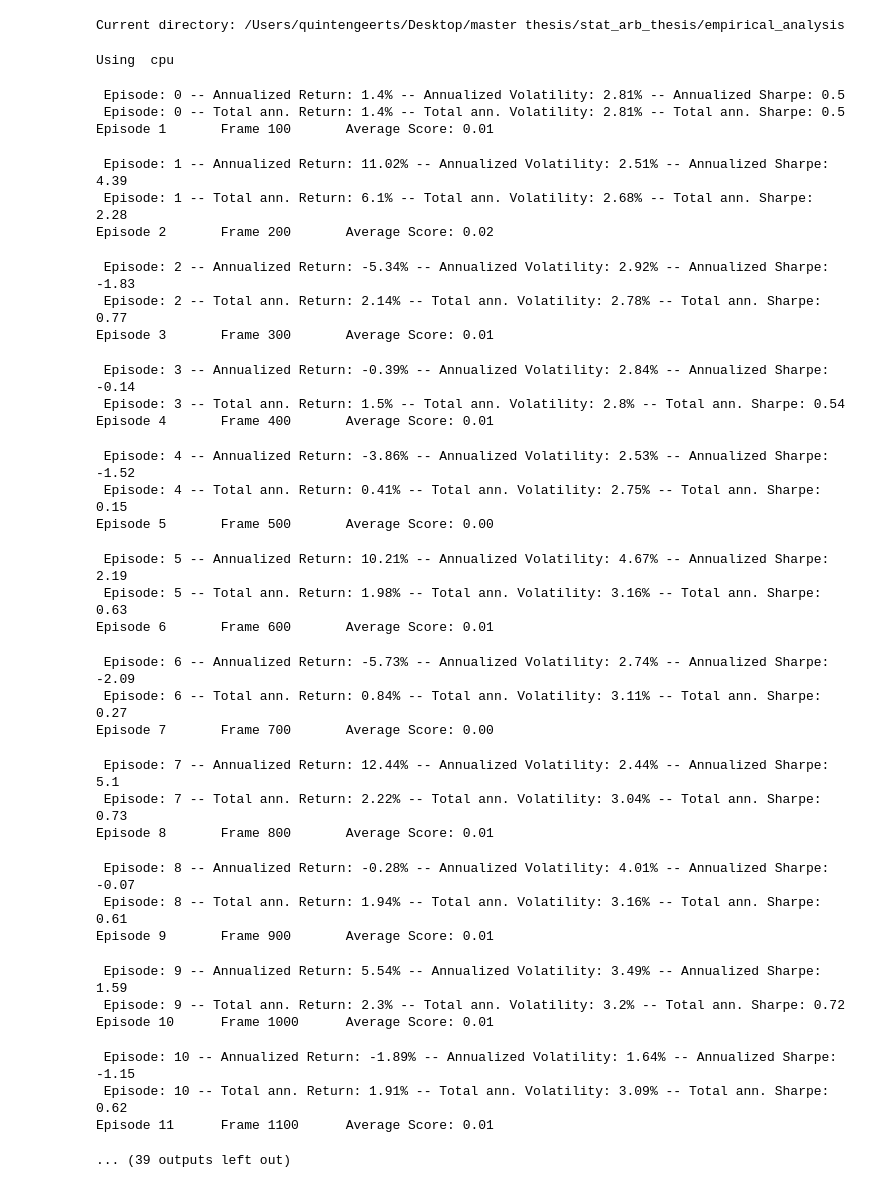
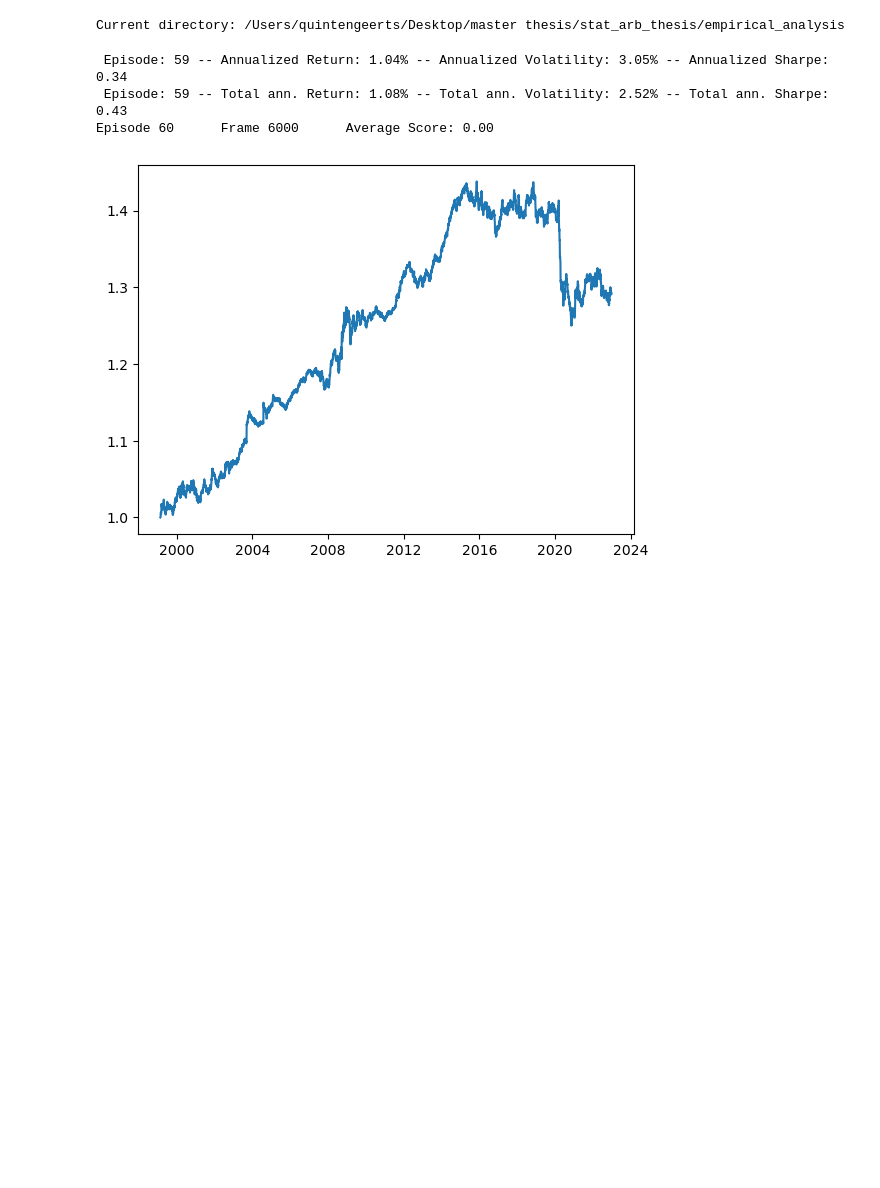
Before and after one commit to quintengeerts2000/MasterThesis-DRL_applications_to_stat_arb, a Jupyter notebook: empirical_analysis/RL_trading_tests.ipynb, the cells around one changed output. Drawn from its saved outputs; the diff is of its cells as text; code cells hidden in the pictures; blank space fills up the shorter version.

```diff
--- a/empirical_analysis/RL_trading_tests.ipynb
+++ b/empirical_analysis/RL_trading_tests.ipynb
@@ -28,12 +29,15 @@ returns = price_df.diff(1)
 # %%
 action_to_portfolio = {0:-1, 1:0, 2: 1}
 # %%
+import matplotlib.pyplot as plt
+from IPython.display import clear_output
+
 # PARAMETERS
 seed = 100
 #seed = np.random.randint(0,100000)
 
 #writer = SummaryWriter("runs/"+"DQN_LL_new_1")
-frames = 5000
+frames = 6000
 BUFFER_SIZE = 1000000
 BATCH_SIZE = 64
 GAMMA = 0.99
@@ -41,7 +45,7 @@ TAU = 1e-2
 eps_frames=5000
 min_eps=0.025
 LR = 1e-3
-UPDATE_EVERY = 1
+UPDATE_EVERY = 5
 n_step = 1
 device = torch.device("cuda:0" if torch.cuda.is_available() else "cpu")
 print("Using ", device)
@@ -58,7 +62,7 @@ np.random.seed(seed)
 # action_size     = env.action_space.n #### going to fix this
 action_size       = 3
 #state_size        = env.observation_space.shape
-state_size        = [59]
+state_size        = [29]
 
 agent = M_DQN_Agent(state_size=state_size,
                         action_size=action_size,
@@ -90,7 +94,9 @@ env = TradingEnvironment(financial_dataset=price_df.dropna(axis=0, thresh=300),
                         signal_generator=fourier_signal_extractor,
                         episode_length=100,
                         lookback_window=252,
-                        signal_window=60,
+                        loading_window=60,
+                        signal_window=30,
+                        factors=5,
                         transaction_costs=0.0,
                         short_cost=0.0)
 
@@ -99,7 +105,8 @@ state_vec= state[env.tradeable_tickers].values.T # turns the dataframe for the r
 
 score = 1
 
-for frame in tqdm(range(1, frames+1)):
+for frame in range(1, frames+1):
+    #print('\rcurrent frame: {} of {}, percentage: {}'.format(frame, frames, round(frame/frames*100)),end="")
     action = agent.act_para(state_vec, eps)
     portfolio_allocations = np.vectorize(action_to_portfolio.get)(action) #actions need to be turned into allocations
     next_state, reward, done, info = env.step(portfolio_allocations.T)
@@ -109,65 +116,37 @@ for frame in tqdm(range(1, frames+1)):
         if done[ticker].values[0]:
             # if the ticker is removed from the tradeable tickers, done = true and new_state is the last one
             agent.step(state[ticker].values, action[0,idx], reward[ticker].values[0], state[ticker].values, True)
         else:
             # if the ticker is not removed from the tradeable tickers, done = false
             agent.step(state[ticker].values, action[0,idx], reward[ticker].values[0], next_state[ticker].values, False)
 
     state     = next_state
     state_vec = next_state[env.tradeable_tickers].values.T
 
     score *= (env.p_l + 1)
     # linear annealing to the min epsilon value until eps_frames and from there slowly decease epsilon to 0 until the end of training
     if eps_fixed == False:
         if frame < eps_frames:
             eps = max(eps_start - (frame*(1/eps_frames)), min_eps)
         else:
             eps = max(min_eps - min_eps*((frame-eps_frames)/(frames-eps_frames)), 0.001)
 
     if frame % env.ep_N == 0:
         scores_window.append(score-1)       # save most recent score
         scores.append(score-1)              # save most recent score
         #writer.add_scalar("Average100", np.mean(scores_window), frame)
         output_history.append(np.mean(scores_window))
+        clear_output(True)
         env.evaluate_performance()
         print('\rEpisode {}\tFrame {} \tAverage Score: {:.2f}'.format(i_episode, frame, np.mean(scores_window)), end="")
+        plt.plot((env.total_pl.dropna() + 1).cumprod())
+        plt.show()
         #if i_episode % 100 == 0:
             #print('\rEpisode {}\tFrame {}\tAverage Score: {:.2f}'.format(i_episode,frame, np.mean(scores_window)))
         i_episode +=1
         score = 1
 # %% [output]
-Using  cpu
+ Episode: 59 -- Annualized Return: 1.04% -- Annualized Volatility: 3.05% -- Annualized Sharpe: 0.34
+ Episode: 59 -- Total ann. Return: 1.08% -- Total ann. Volatility: 2.52% -- Total ann. Sharpe: 0.43
+Episode 60      Frame 6000      Average Score: 0.00
- Episode: 0 -- Annualized Return: 1.4% -- Annualized Volatility: 2.81% -- Annualized Sharpe: 0.5
- Episode: 0 -- Total ann. Return: 1.4% -- Total ann. Volatility: 2.81% -- Total ann. Sharpe: 0.5
-Episode 1       Frame 100       Average Score: 0.01
- Episode: 1 -- Annualized Return: 11.02% -- Annualized Volatility: 2.51% -- Annualized Sharpe: 4.39
- Episode: 1 -- Total ann. Return: 6.1% -- Total ann. Volatility: 2.68% -- Total ann. Sharpe: 2.28
-Episode 2       Frame 200       Average Score: 0.02
- Episode: 2 -- Annualized Return: -5.34% -- Annualized Volatility: 2.92% -- Annualized Sharpe: -1.83
- Episode: 2 -- Total ann. Return: 2.14% -- Total ann. Volatility: 2.78% -- Total ann. Sharpe: 0.77
-Episode 3       Frame 300       Average Score: 0.01
- Episode: 3 -- Annualized Return: -0.39% -- Annualized Volatility: 2.84% -- Annualized Sharpe: -0.14
- Episode: 3 -- Total ann. Return: 1.5% -- Total ann. Volatility: 2.8% -- Total ann. Sharpe: 0.54
-Episode 4       Frame 400       Average Score: 0.01
- Episode: 4 -- Annualized Return: -3.86% -- Annualized Volatility: 2.53% -- Annualized Sharpe: -1.52
- Episode: 4 -- Total ann. Return: 0.41% -- Total ann. Volatility: 2.75% -- Total ann. Sharpe: 0.15
-Episode 5       Frame 500       Average Score: 0.00
- Episode: 5 -- Annualized Return: 10.21% -- Annualized Volatility: 4.67% -- Annualized Sharpe: 2.19
- Episode: 5 -- Total ann. Return: 1.98% -- Total ann. Volatility: 3.16% -- Total ann. Sharpe: 0.63
-Episode 6       Frame 600       Average Score: 0.01
- Episode: 6 -- Annualized Return: -5.73% -- Annualized Volatility: 2.74% -- Annualized Sharpe: -2.09
- Episode: 6 -- Total ann. Return: 0.84% -- Total ann. Volatility: 3.11% -- Total ann. Sharpe: 0.27
-Episode 7       Frame 700       Average Score: 0.00
- Episode: 7 -- Annualized Return: 12.44% -- Annualized Volatility: 2.44% -- Annualized Sharpe: 5.1
- Episode: 7 -- Total ann. Return: 2.22% -- Total ann. Volatility: 3.04% -- Total ann. Sharpe: 0.73
-Episode 8       Frame 800       Average Score: 0.01
- Episode: 8 -- Annualized Return: -0.28% -- Annualized Volatility: 4.01% -- Annualized Sharpe: -0.07
- Episode: 8 -- Total ann. Return: 1.94% -- Total ann. Volatility: 3.16% -- Total ann. Sharpe: 0.61
-Episode 9       Frame 900       Average Score: 0.01
- Episode: 9 -- Annualized Return: 5.54% -- Annualized Volatility: 3.49% -- Annualized Sharpe: 1.59
- Episode: 9 -- Total ann. Return: 2.3% -- Total ann. Volatility: 3.2% -- Total ann. Sharpe: 0.72
-Episode 10      Frame 1000      Average Score: 0.01
- Episode: 10 -- Annualized Return: -1.89% -- Annualized Volatility: 1.64% -- Annualized Sharpe: -1.15
- Episode: 10 -- Total ann. Return: 1.91% -- Total ann. Volatility: 3.09% -- Total ann. Sharpe: 0.62
-Episode 11      Frame 1100      Average Score: 0.01
-... (39 outputs left out)
+[figure, added]
```
Also changed, not shown: parts of 4 cells of this notebook, 1 other file.
